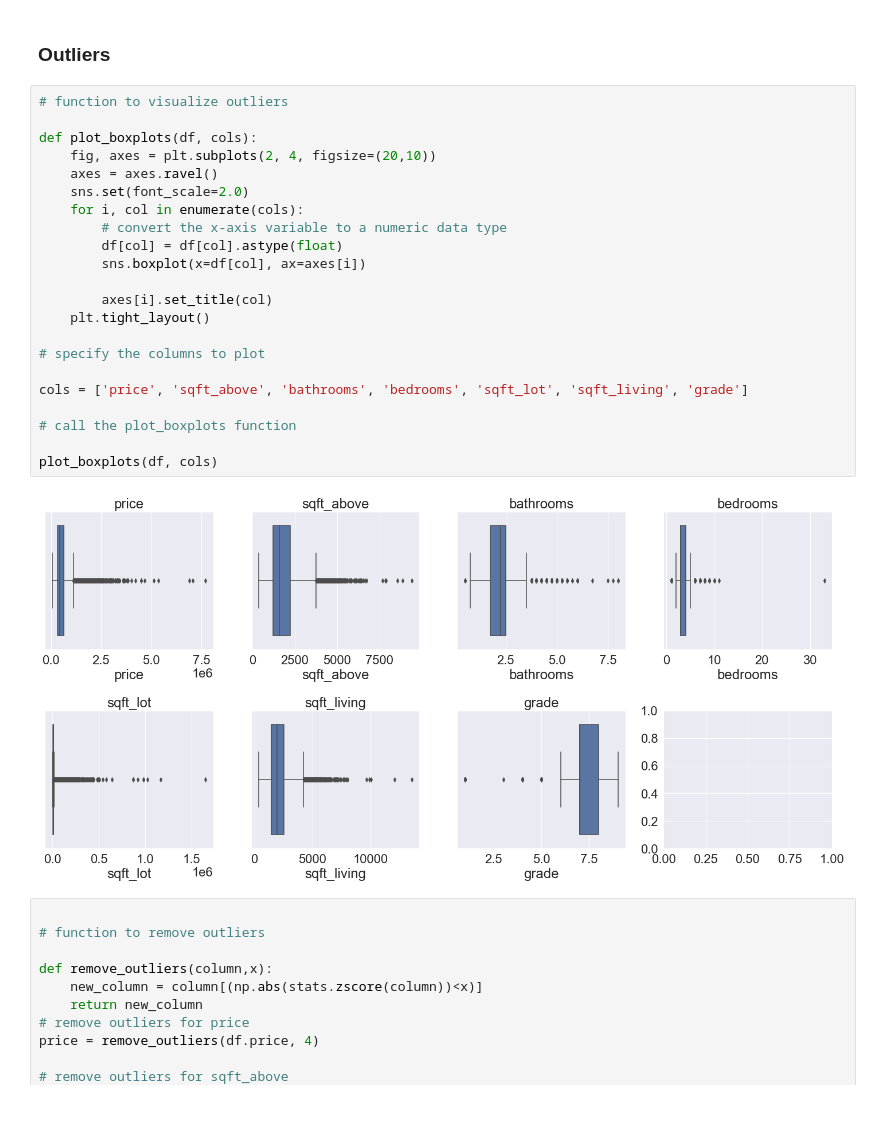
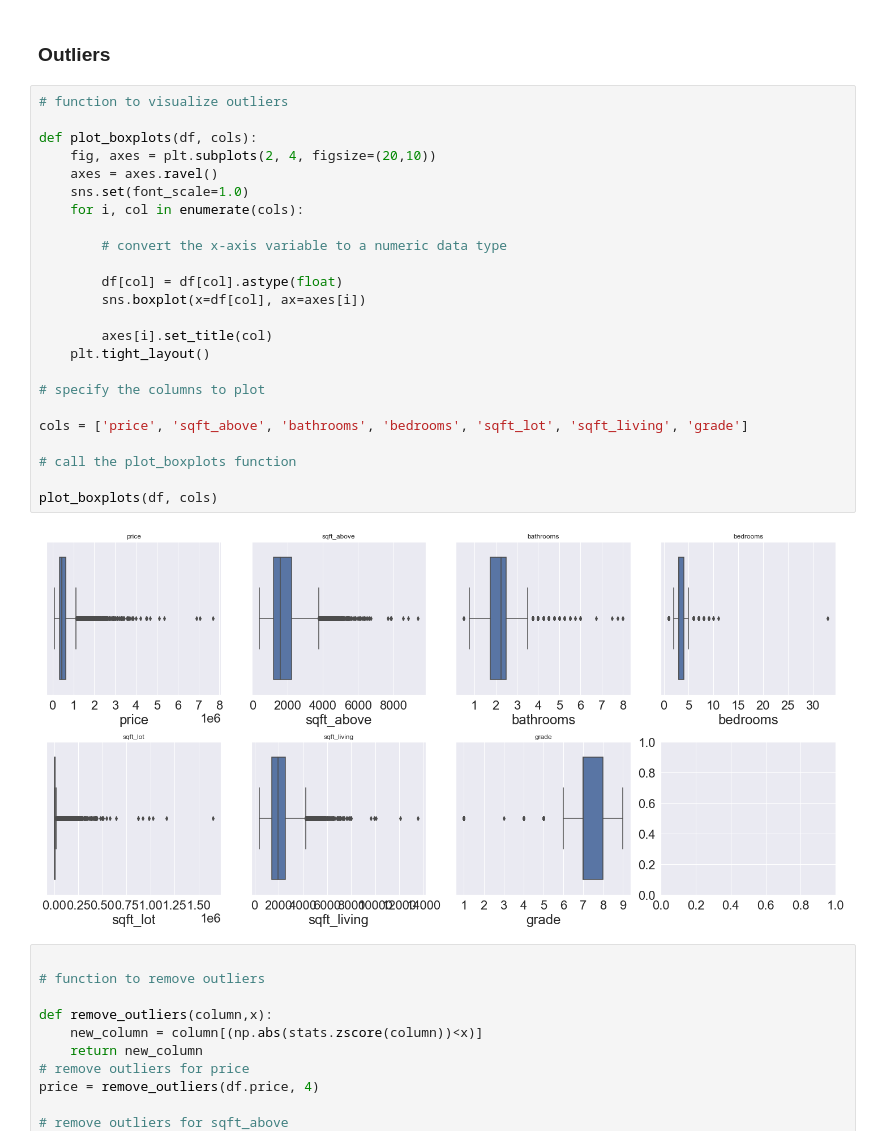
Before and after one commit to atienosonia/dsc-phase-2-project-v2-3, a Jupyter notebook: student.ipynb, the cells around one changed output. Drawn from its saved outputs; the diff is of its cells as text; blank space fills up the shorter version.

```diff
--- a/student.ipynb
+++ b/student.ipynb
@@ -185,27 +187,29 @@ df['grade'] = df['grade'].astype(str).str[:1].astype(int)
 # %%
 # function to visualize outliers
 
 def plot_boxplots(df, cols):
     fig, axes = plt.subplots(2, 4, figsize=(20,10))
     axes = axes.ravel()
-    sns.set(font_scale=2.0)
+    sns.set(font_scale=1.0)
     for i, col in enumerate(cols):
+
         # convert the x-axis variable to a numeric data type
+
         df[col] = df[col].astype(float)
         sns.boxplot(x=df[col], ax=axes[i])
 
         axes[i].set_title(col)
     plt.tight_layout()
 
 # specify the columns to plot
 
 cols = ['price', 'sqft_above', 'bathrooms', 'bedrooms', 'sqft_lot', 'sqft_living', 'grade']
 
 # call the plot_boxplots function
 
 plot_boxplots(df, cols)
 # %% [output]
-[figure, old version]
+[figure, new version]
 # %%
 
 # function to remove outliers
```
Also changed, not shown: parts of 19 cells of this notebook, 1 other file.
